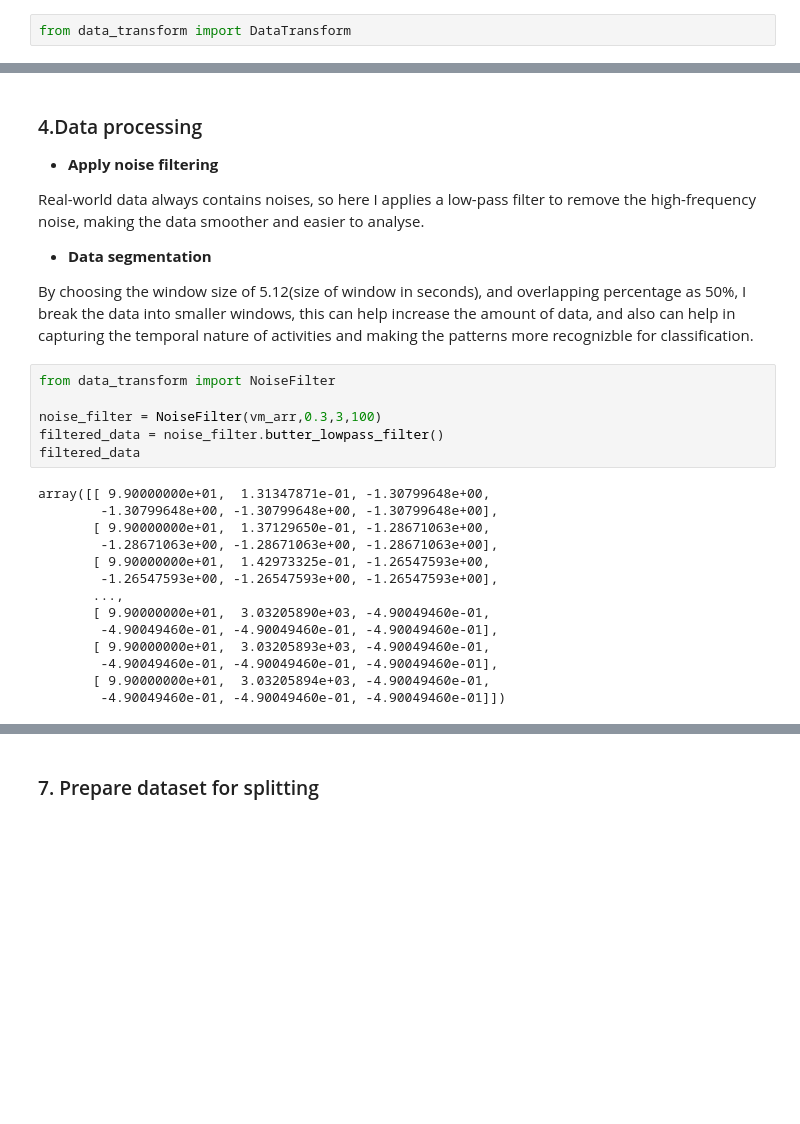
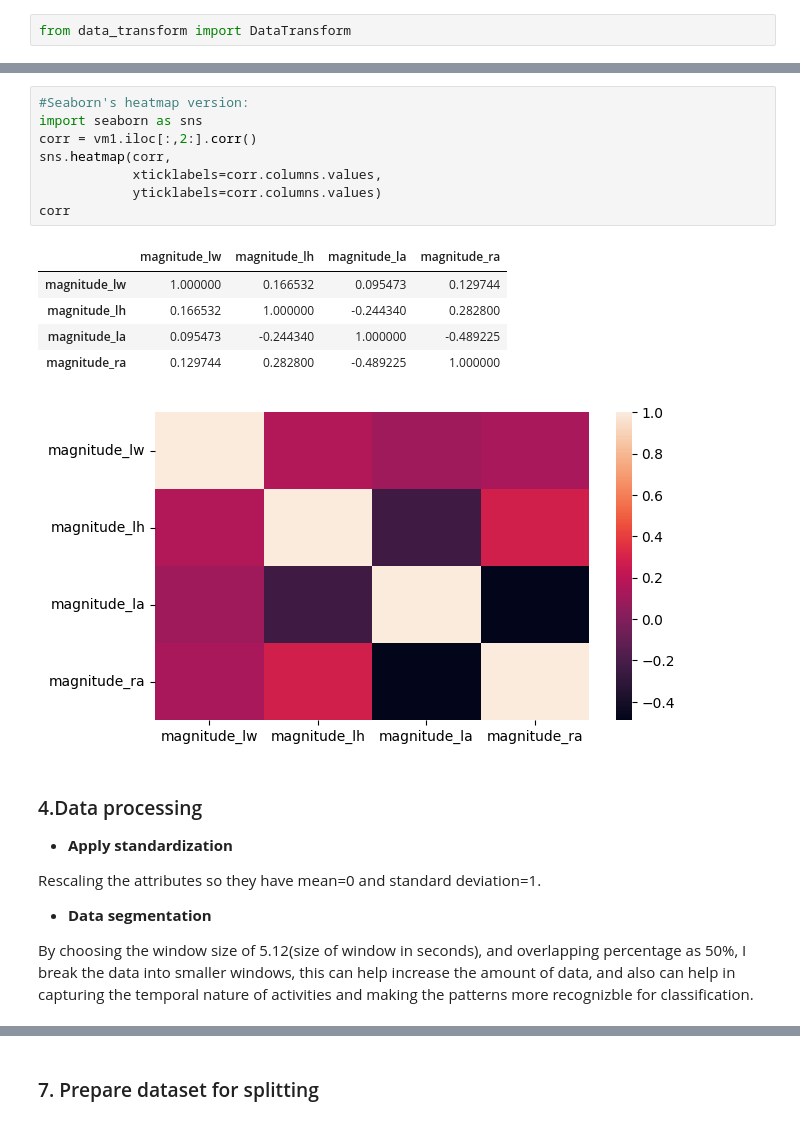
Before and after one commit to yalda-amirsoleymani/har-dataset-processing, a Jupyter notebook: data_preprocessing_menglutao.ipynb, the cells around one changed output, grey strips where cells are left out. Drawn from its saved outputs; the diff is of its cells as text; blank space fills up the shorter version.

```diff
--- a/data_preprocessing_menglutao.ipynb
+++ b/data_preprocessing_menglutao.ipynb
@@ -169,28 +214,23 @@ pandas.core.frame.DataFrame
+# %%
+#Seaborn's heatmap version:
+import seaborn as sns
+corr = vm1.iloc[:,2:].corr()
+sns.heatmap(corr,
+            xticklabels=corr.columns.values,
+            yticklabels=corr.columns.values)
+corr
+# %% [output]
+|  | magnitude_lw | magnitude_lh | magnitude_la | magnitude_ra |
+| magnitude_lw | 1.000000 | 0.166532 | 0.095473 | 0.129744 |
+| magnitude_lh | 0.166532 | 1.000000 | -0.244340 | 0.282800 |
+| magnitude_la | 0.095473 | -0.244340 | 1.000000 | -0.489225 |
+| magnitude_ra | 0.129744 | 0.282800 | -0.489225 | 1.000000 |
+[figure, added]
 # %% [markdown]
 ### 4.Data processing
-- **Apply noise filtering**
-<p>Real-world data always contains noises, so here I applies a low-pass filter to remove the high-frequency noise, making the data smoother and easier to analyse.</p>
+- **Apply standardization**
+<p>Rescaling the attributes so they have mean=0 and standard deviation=1. </p>
 
 
 - **Data segmentation**
 <p>By choosing the window size of 5.12(size of window in seconds), and overlapping percentage as 50%, I break the data into smaller windows, this can help increase the amount of data, and also can help in capturing the temporal nature of activities and making the patterns more recognizble for classification.</p>
-# %%
-from data_transform import NoiseFilter
-
-noise_filter = NoiseFilter(vm_arr,0.3,3,100)
-filtered_data = noise_filter.butter_lowpass_filter()
-filtered_data
-# %% [output]
-array([[ 9.90000000e+01,  1.31347871e-01, -1.30799648e+00,
-        -1.30799648e+00, -1.30799648e+00, -1.30799648e+00],
-       [ 9.90000000e+01,  1.37129650e-01, -1.28671063e+00,
-        -1.28671063e+00, -1.28671063e+00, -1.28671063e+00],
-       [ 9.90000000e+01,  1.42973325e-01, -1.26547593e+00,
-        -1.26547593e+00, -1.26547593e+00, -1.26547593e+00],
-       ...,
-       [ 9.90000000e+01,  3.03205890e+03, -4.90049460e-01,
-        -4.90049460e-01, -4.90049460e-01, -4.90049460e-01],
-       [ 9.90000000e+01,  3.03205893e+03, -4.90049460e-01,
-        -4.90049460e-01, -4.90049460e-01, -4.90049460e-01],
-       [ 9.90000000e+01,  3.03205894e+03, -4.90049460e-01,
-        -4.90049460e-01, -4.90049460e-01, -4.90049460e-01]])
```
Also changed, not shown: parts of 36 cells of this notebook, 2 other files.
